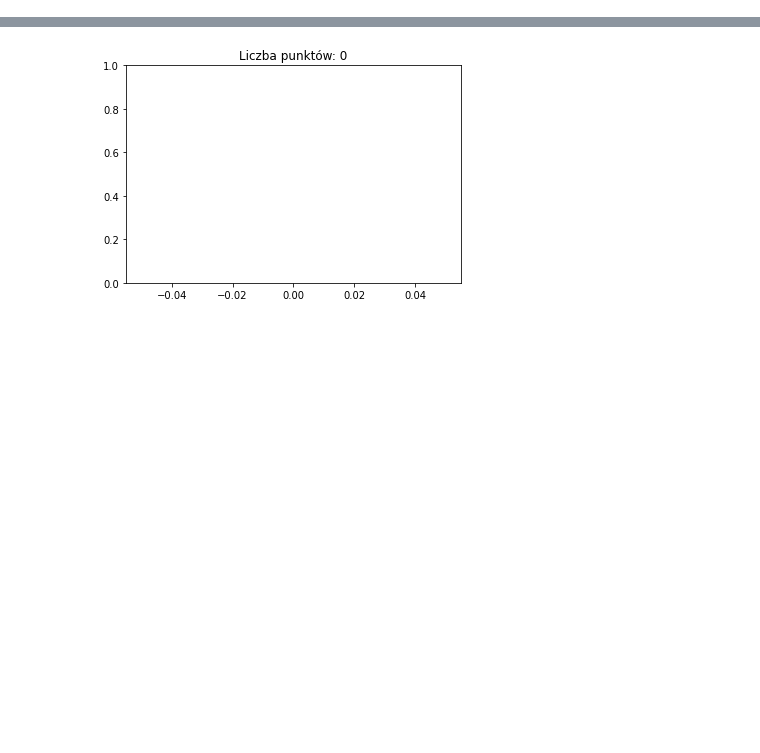
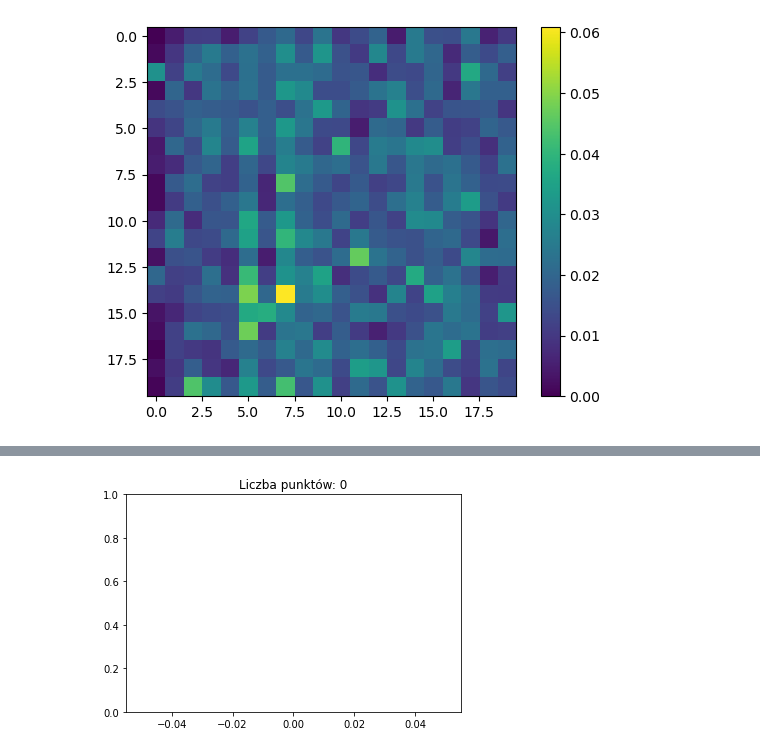
Before and after one commit to Quantum-Cosmos-Lab/quantum_maps_for_beads, a Jupyter notebook: toy_model_different_ansatz.ipynb, the cells around one changed output, grey strips where cells are left out. Saved outputs shown, nothing was run; the diff lists cells and outputs as text; code cells hidden in the pictures; blank space fills up the shorter version.

```diff
--- a/toy_model_different_ansatz.ipynb
+++ b/toy_model_different_ansatz.ipynb
@@ -145,0 +217,25 @@ plt.plot()
+# %%
+N_points = 20
+w1 = np.linspace(0,2*np.pi*(10-1),N_points)
+w2 = np.linspace(0,2*np.pi*(10-1),N_points)
+w3 = np.linspace(0,2*np.pi*(10-1),N_points)
+
+TA_trains=np.zeros((N_points,N_points,N_points))
+TA_tests=np.zeros((N_points,N_points,N_points))
+accuracy_tests=np.zeros((N_points,N_points,N_points))
+accuracy_trains=np.zeros((N_points,N_points,N_points))
+
+with Pool() as pool:
+        result = pool.map(foo, product(w1,w2,w2))
+        for i, res in enumerate(result):
+            TA_train, TA_test, accuracy_test, accuracy_train = res
+            x, y, z = index(i, N_points)
+            TA_trains[x,y,z]=TA_train
+            TA_tests[x,y,z]=TA_test
+            accuracy_tests[x,y,z]=accuracy_test
+            accuracy_trains[x,y,z]=accuracy_train
+# %%
+plt.imshow(TA_tests[0,:,:])
+plt.colorbar();
+# %% [output]
+[figure, added]
```
Also changed, not shown: parts of 21 cells of this notebook, 1 other file.
